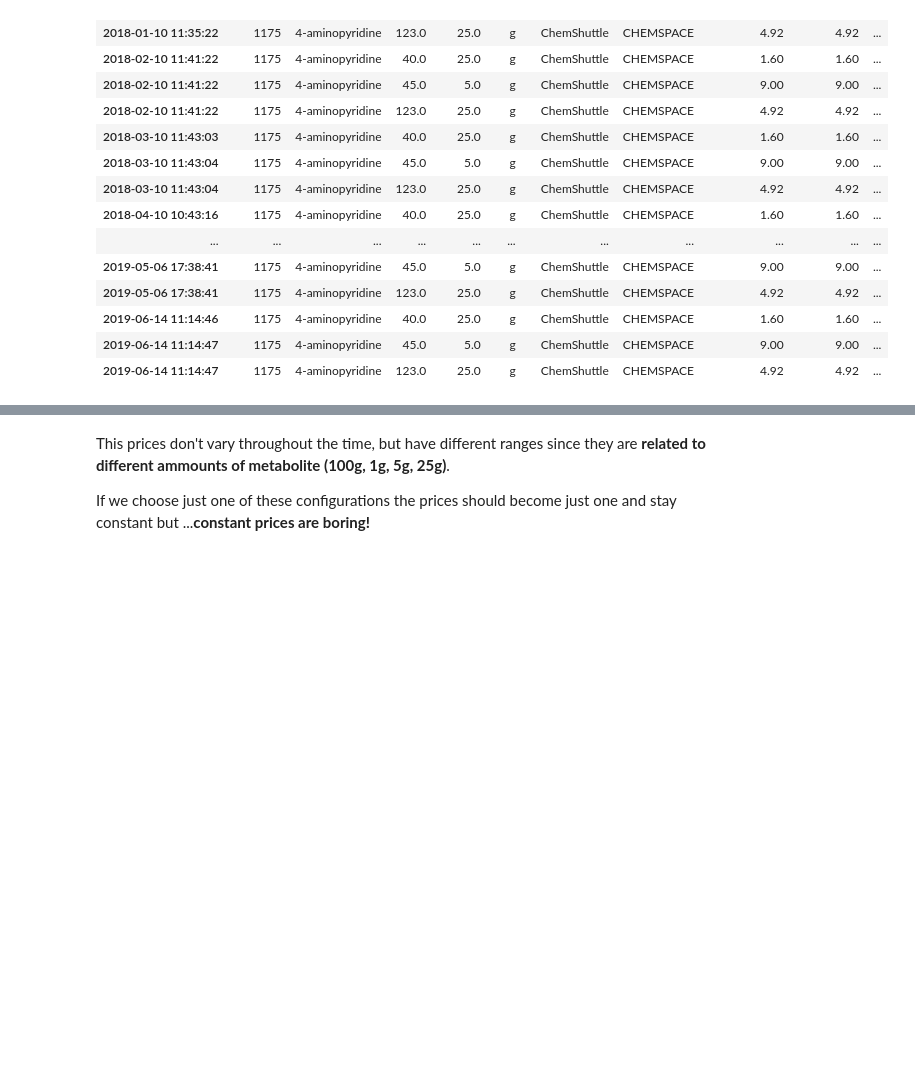
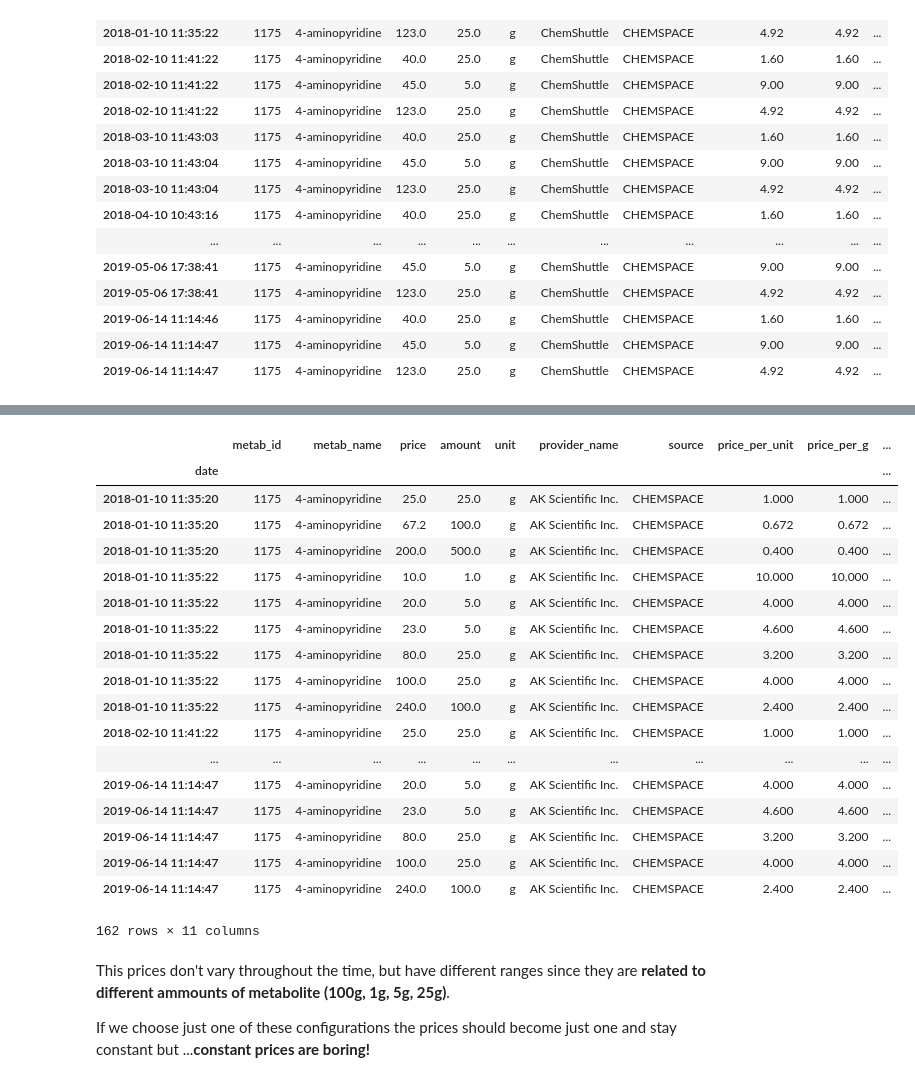
Before and after one commit to SofiaMM/bioanalysis, a Jupyter notebook: graphs_test/10-19/StudyCase1175-final_allgraphs-Copy1.ipynb, the cells around one changed output, grey strips where cells are left out. Drawn from its saved outputs; the diff is of its cells as text; code cells hidden in the pictures; blank space fills up the shorter version.

```diff
--- a/graphs_test/10-19/StudyCase1175-final_allgraphs-Copy1.ipynb
+++ b/graphs_test/10-19/StudyCase1175-final_allgraphs-Copy1.ipynb
@@ -1179,3 +1230,27 @@ df_caseStud[df_caseStud.provider_name == 'ChemShuttle']
+# %%
+# Making sure this happens in other providers with the same time series
+
+df_caseStudy[df_caseStudy.provider_name == 'AK Scientific Inc.']
+# %% [output]
+|  | metab_id | metab_name | price | amount | unit | provider_name | source | price_per_unit | price_per_g | ... |
+| date |  |  |  |  |  |  |  |  |  | ... |
+| 2018-01-10 11:35:20 | 1175 | 4-aminopyridine | 25.0 | 25.0 | g | AK Scientific Inc. | CHEMSPACE | 1.000 | 1.000 | ... |
+| 2018-01-10 11:35:20 | 1175 | 4-aminopyridine | 67.2 | 100.0 | g | AK Scientific Inc. | CHEMSPACE | 0.672 | 0.672 | ... |
+| 2018-01-10 11:35:20 | 1175 | 4-aminopyridine | 200.0 | 500.0 | g | AK Scientific Inc. | CHEMSPACE | 0.400 | 0.400 | ... |
+| 2018-01-10 11:35:22 | 1175 | 4-aminopyridine | 10.0 | 1.0 | g | AK Scientific Inc. | CHEMSPACE | 10.000 | 10.000 | ... |
+| 2018-01-10 11:35:22 | 1175 | 4-aminopyridine | 20.0 | 5.0 | g | AK Scientific Inc. | CHEMSPACE | 4.000 | 4.000 | ... |
+| 2018-01-10 11:35:22 | 1175 | 4-aminopyridine | 23.0 | 5.0 | g | AK Scientific Inc. | CHEMSPACE | 4.600 | 4.600 | ... |
+| 2018-01-10 11:35:22 | 1175 | 4-aminopyridine | 80.0 | 25.0 | g | AK Scientific Inc. | CHEMSPACE | 3.200 | 3.200 | ... |
+| 2018-01-10 11:35:22 | 1175 | 4-aminopyridine | 100.0 | 25.0 | g | AK Scientific Inc. | CHEMSPACE | 4.000 | 4.000 | ... |
+| 2018-01-10 11:35:22 | 1175 | 4-aminopyridine | 240.0 | 100.0 | g | AK Scientific Inc. | CHEMSPACE | 2.400 | 2.400 | ... |
+| 2018-02-10 11:41:22 | 1175 | 4-aminopyridine | 25.0 | 25.0 | g | AK Scientific Inc. | CHEMSPACE | 1.000 | 1.000 | ... |
+| ... | ... | ... | ... | ... | ... | ... | ... | ... | ... | ... |
+| 2019-06-14 11:14:47 | 1175 | 4-aminopyridine | 20.0 | 5.0 | g | AK Scientific Inc. | CHEMSPACE | 4.000 | 4.000 | ... |
+| 2019-06-14 11:14:47 | 1175 | 4-aminopyridine | 23.0 | 5.0 | g | AK Scientific Inc. | CHEMSPACE | 4.600 | 4.600 | ... |
+| 2019-06-14 11:14:47 | 1175 | 4-aminopyridine | 80.0 | 25.0 | g | AK Scientific Inc. | CHEMSPACE | 3.200 | 3.200 | ... |
+| 2019-06-14 11:14:47 | 1175 | 4-aminopyridine | 100.0 | 25.0 | g | AK Scientific Inc. | CHEMSPACE | 4.000 | 4.000 | ... |
+| 2019-06-14 11:14:47 | 1175 | 4-aminopyridine | 240.0 | 100.0 | g | AK Scientific Inc. | CHEMSPACE | 2.400 | 2.400 | ... |
+162 rows × 11 columns
 # %% [markdown]
 This prices don't vary throughout the time, but have different ranges since they are **related to different ammounts of metabolite (100g, 1g, 5g, 25g)**.
 
```
Also changed, not shown: parts of 81 cells of this notebook, 1 other file.
